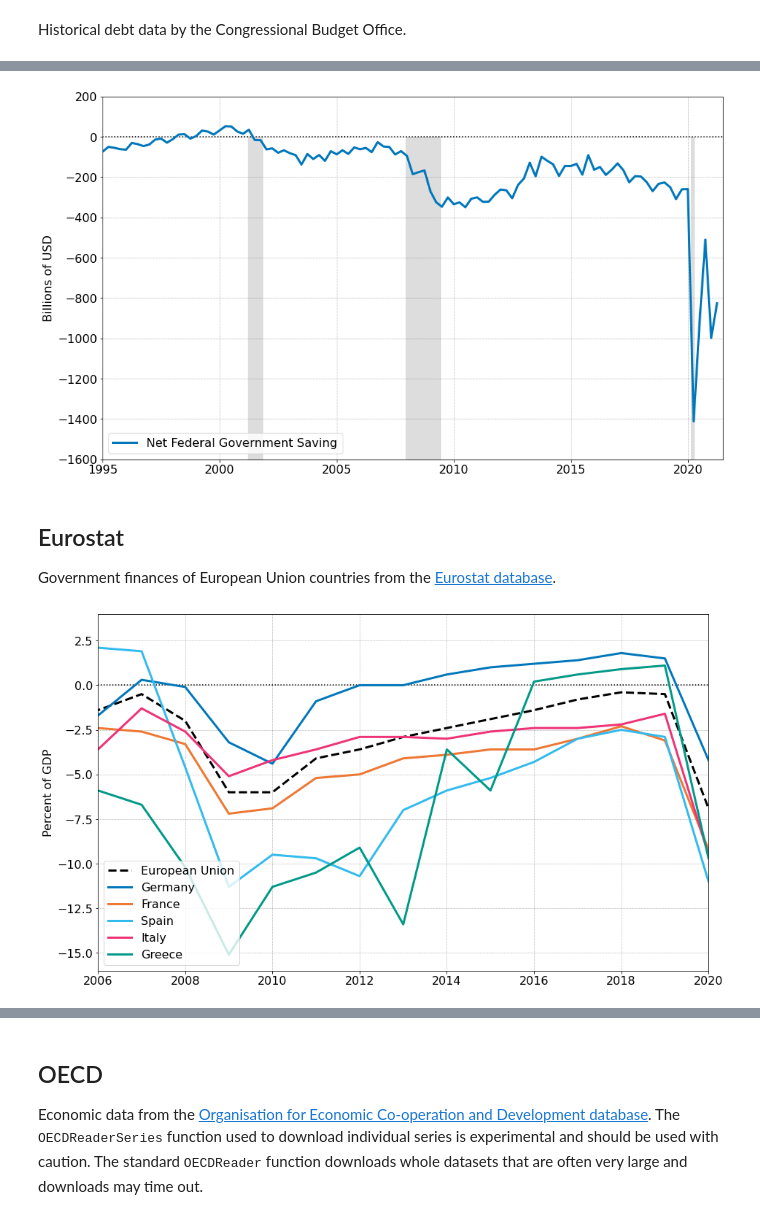
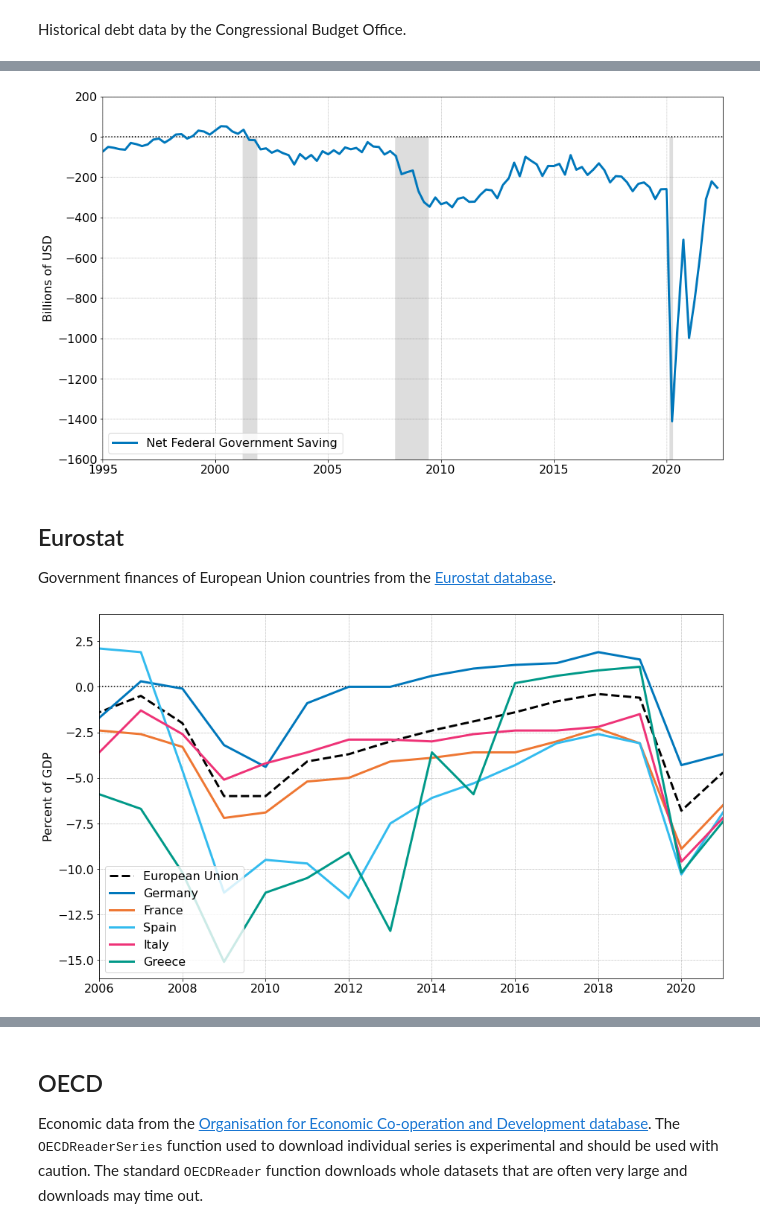
Before and after one commit to jborovicka/nyu-intermediate-macro, a Jupyter notebook: jupyter/01-some-facts-about-economic-growth.ipynb, the cells around one changed output, grey strips where cells are left out. Drawn from its saved outputs; the diff is of its cells as text; code cells hidden in the pictures.

```diff
--- a/jupyter/01-some-facts-about-economic-growth.ipynb
+++ b/jupyter/01-some-facts-about-economic-growth.ipynb
@@ -176,7 +181,7 @@ data_Clev_orig = data_Clev_orig.astype('float64')
 # data_Clev_orig = data_Clev_orig.set_index('date_num')
 
 param = {'title': '',
-         'xlim': [2007,2021.67], 'ylim': [0,9000],
+         'xlim': [2007,2022.67], 'ylim': [0,9000],
          'xlabel': '', 'ylabel': 'Billions of USD',
          'ylogscale': False,
          'showgrid': True,
@@ -313,7 +318,7 @@ x = ax.legend(loc='upper left')
 data = myLoadDataFRED(series=['NA000314Q'],transform='none')
 
 param = {'title': '',
-         'xlim': [1995,2021.5], 'ylim': [-1600,200],
+         'xlim': [1995,2022.5], 'ylim': [-1600,200],
          'xlabel': '', 'ylabel': 'Billions of USD',
          'ylogscale': False,
          'showgrid': True, 'highlightzero': True,
@@ -325,7 +330,7 @@ ax.plot(data['year'],data['NA000314Q']/1000,
                     '-',linewidth=3,marker='',color=myColor['tolVibrantBlue'],label='Net Federal Government Saving')
 x = ax.legend(loc='lower left')
 # %% [output]
-[figure, old version]
+[figure, new version]
 # %% [markdown]
 ## Eurostat
 
@@ -334,42 +339,42 @@ Government finances of European Union countries from the <a href="https://ec.eur
 # load data - large dataset, may load slowly
 start = datetime.datetime(1990,1,1)
 end = datetime.datetime(2030,1,1)
-data = pdr.data.DataReader('gov_10dd_edpt1','eurostat',start,end)
+data_Eurostat = pdr.data.DataReader('gov_10dd_edpt1','eurostat',start,end)
 # %%
 # process data - deficits
 country_list = {'European Union':'European Union - 27 countries (from 2020)',
                 #'Euro area':'Euro area - 19 countries  (from 2015)',
                 'Germany':'Germany (until 1990 former territory of the FRG)',
                 'France':'France',
                 'Spain':'Spain',
                 'Italy':'Italy',
                 'Greece':'Greece'}
 d_def={}
-d_def_frame = data.loc[:,('Net lending (+) /net borrowing (-)','Percentage of gross domestic product (GDP)','General government',slice(None))]
+d_def_frame = data_Eurostat.loc[:,('Net lending (+) /net borrowing (-)','Percentage of gross domestic product (GDP)','General government',slice(None))]
 var = ['Net lending (+) /net borrowing (-)','Percentage of gross domestic product (GDP)','General government','','Annual']
 
 param = {'title': '',
-         'xlim': [2006,2020], 'ylim': [-16,4],
+         'xlim': [2006,2021], 'ylim': [-16,4],
          'xlabel': '', 'ylabel': 'Percent of GDP',
          'ylogscale': False,
          'showgrid': True, 'highlightzero': True,
          'showNBERrecessions': False, 'showNBERrecessions_y': [-30,5]}
 
 fig,ax = myGenerateTSPlot(param)
 
 for ind,i in enumerate(country_list):
     var[3] = country_list[i]
     d_def[i] = d_def_frame.loc[:,tuple(var)].to_numpy()
     if ind == 0:
         ax.plot(year_frac(d_def_frame.index),d_def[i],
                             '--',linewidth=3,marker='',color='#000000',label=i)
     else:
         ax.plot(year_frac(d_def_frame.index),d_def[i],
                             '-',linewidth=3,marker='',color=clist_1[ind-1],label=i)
 
 ax.legend(loc='lower left');
 # %% [output]
-[figure, old version]
+[figure, new version]
 # %%
 # process data - debt
 d_debt={}
```
Also changed, not shown: parts of 16 cells of this notebook, 1 other file.
